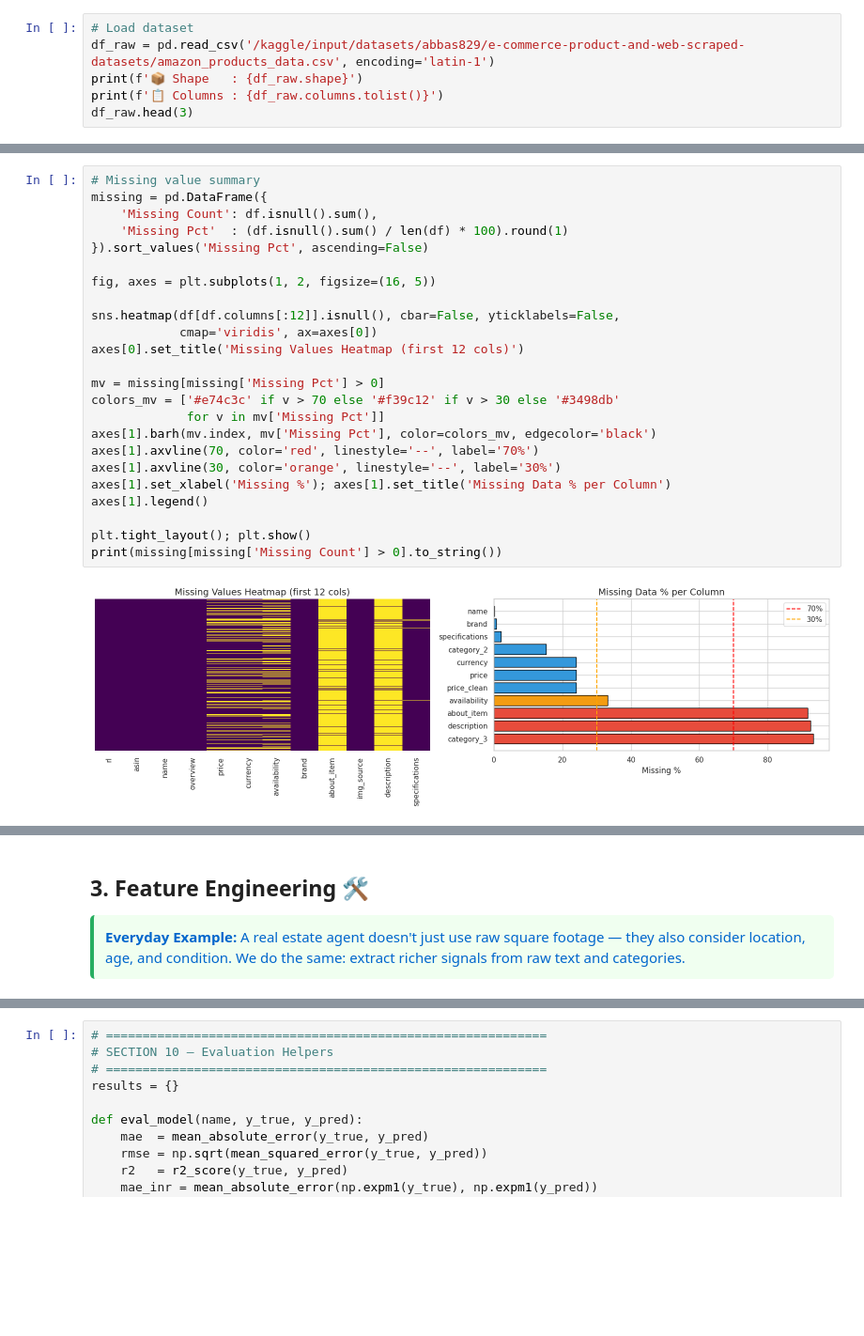
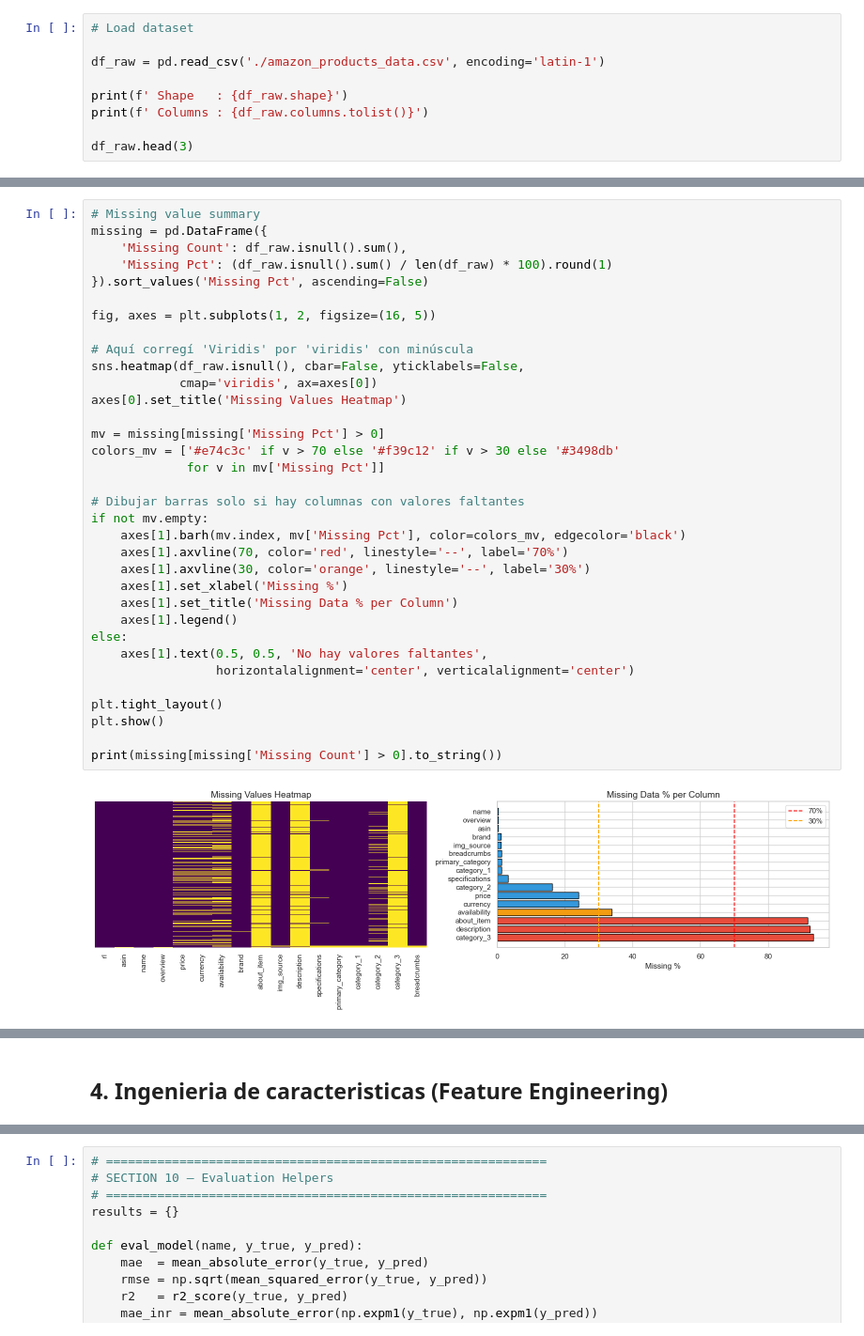
Before and after one commit to Adriana272005/9AIEVND-ADND-Practicas-230671-2, a Jupyter notebook: Practica04/Practica04_230671.ipynb, the cells around one changed output, grey strips where cells are left out. Shown at 94% size. Saved outputs shown, nothing was run; the diff lists cells and outputs as text; blank space fills up the shorter version.

```diff
--- a/Practica04/Practica04_230671.ipynb
+++ b/Practica04/Practica04_230671.ipynb
@@ -91,8 +94,11 @@ print('✅ All libraries loaded!')
 ✅ All libraries loaded!
 # %%
 # Load dataset
-df_raw = pd.read_csv('/kaggle/input/datasets/abbas829/e-commerce-product-and-web-scraped-datasets/amazon_products_data.csv', encoding='latin-1')
-print(f'📦 Shape   : {df_raw.shape}')
-print(f'📋 Columns : {df_raw.columns.tolist()}')
+
+df_raw = pd.read_csv('./amazon_products_data.csv', encoding='latin-1')
+
+print(f' Shape   : {df_raw.shape}')
+print(f' Columns : {df_raw.columns.tolist()}')
+
 df_raw.head(3)
 # %% [output]
@@ -212,26 +222,36 @@ df[['name','price_clean','avail_clean','primary_category','name_length']].head(5
 # %%
 # Missing value summary
 missing = pd.DataFrame({
-    'Missing Count': df.isnull().sum(),
-    'Missing Pct'  : (df.isnull().sum() / len(df) * 100).round(1)
+    'Missing Count': df_raw.isnull().sum(),
+    'Missing Pct': (df_raw.isnull().sum() / len(df_raw) * 100).round(1)
 }).sort_values('Missing Pct', ascending=False)
 
 fig, axes = plt.subplots(1, 2, figsize=(16, 5))
 
-sns.heatmap(df[df.columns[:12]].isnull(), cbar=False, yticklabels=False,
+# Aquí corregí 'Viridis' por 'viridis' con minúscula
+sns.heatmap(df_raw.isnull(), cbar=False, yticklabels=False,
             cmap='viridis', ax=axes[0])
-axes[0].set_title('Missing Values Heatmap (first 12 cols)')
+axes[0].set_title('Missing Values Heatmap')
 
 mv = missing[missing['Missing Pct'] > 0]
 colors_mv = ['#e74c3c' if v > 70 else '#f39c12' if v > 30 else '#3498db'
              for v in mv['Missing Pct']]
-axes[1].barh(mv.index, mv['Missing Pct'], color=colors_mv, edgecolor='black')
-axes[1].axvline(70, color='red', linestyle='--', label='70%')
-axes[1].axvline(30, color='orange', linestyle='--', label='30%')
-axes[1].set_xlabel('Missing %'); axes[1].set_title('Missing Data % per Column')
-axes[1].legend()
 
-plt.tight_layout(); plt.show()
+# Dibujar barras solo si hay columnas con valores faltantes
+if not mv.empty:
+    axes[1].barh(mv.index, mv['Missing Pct'], color=colors_mv, edgecolor='black')
+    axes[1].axvline(70, color='red', linestyle='--', label='70%')
+    axes[1].axvline(30, color='orange', linestyle='--', label='30%')
+    axes[1].set_xlabel('Missing %')
+    axes[1].set_title('Missing Data % per Column')
+    axes[1].legend()
+else:
+    axes[1].text(0.5, 0.5, 'No hay valores faltantes',
+                 horizontalalignment='center', verticalalignment='center')
+
+plt.tight_layout()
+plt.show()
+
 print(missing[missing['Missing Count'] > 0].to_string())
 # %% [output]
-[figure, old version]
+[figure, new version]
@@ -250,6 +275,2 @@ name                        1          0.1
-# %% [markdown]
-## 3. Feature Engineering 🛠️ <a id='s3'></a>
-
-<div style="background:#f0fff0; padding:12px; border-left:4px solid #27ae60; border-radius:5px; color: #0066cc;">
-<b>Everyday Example:</b> A real estate agent doesn't just use raw square footage — they also consider location, age, and condition. We do the same: extract richer signals from raw text and categories.
-</div>
+# %% [markdown]
+## 4. Ingenieria de caracteristicas (Feature Engineering)
```
Also changed, not shown: parts of 61 cells of this notebook.
